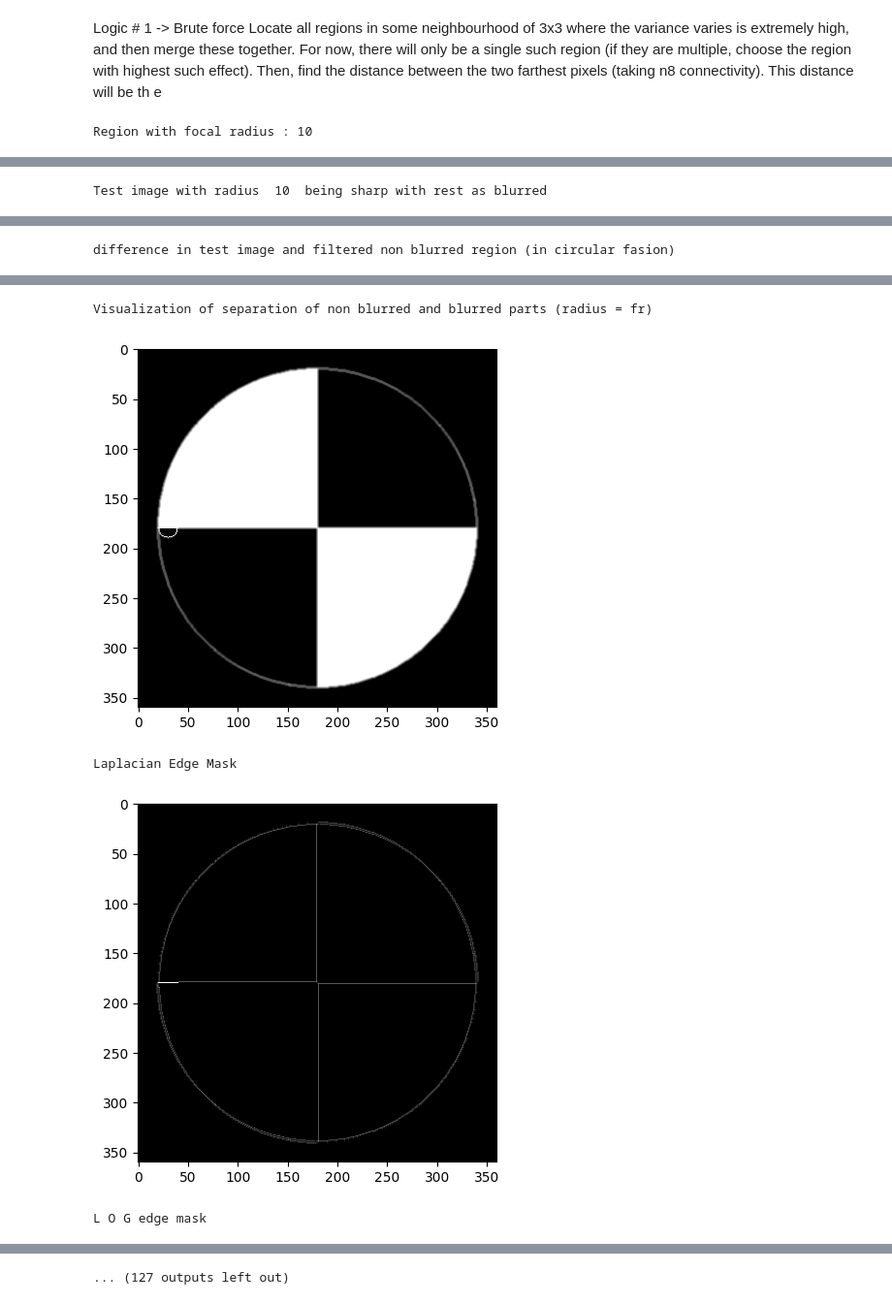
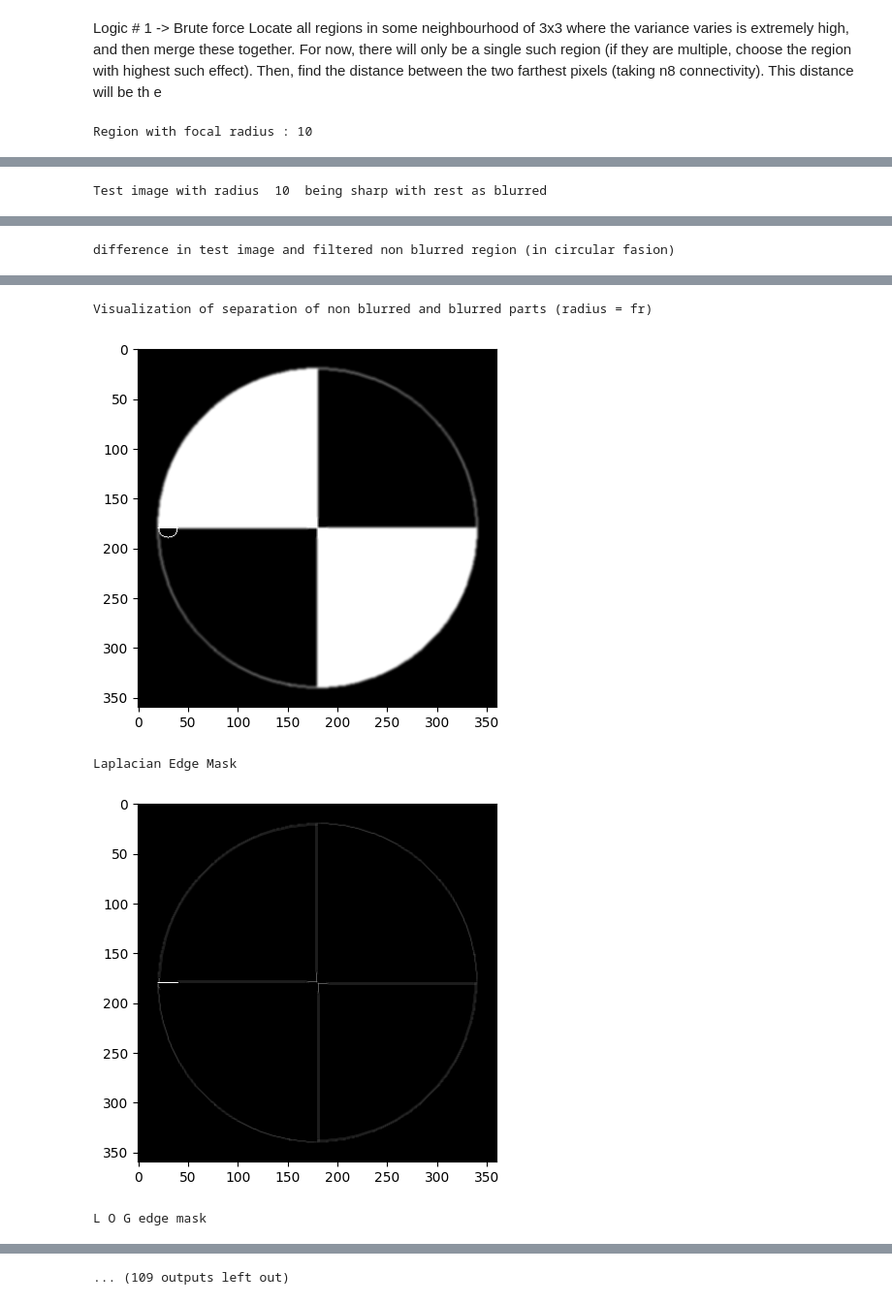
Before and after one commit to rtarun9/ComputerVision_ImageProcessing, a Jupyter notebook: camera_related_processing/focal_point_position_approximation.ipynb, the cells around one changed output, grey strips where cells are left out. Shown at 97% size. Drawn from its saved outputs; the diff is of its cells as text; code cells hidden in the pictures.

```diff
--- a/camera_related_processing/focal_point_position_approximation.ipynb
+++ b/camera_related_processing/focal_point_position_approximation.ipynb
@@ -70,11 +70,6 @@ for x in range(0, IMG_DIMS[0]//3):
         edge_mask[i+1,j+2]
         ,edge_mask[i+2,j+0],edge_mask[i+2,j+1],edge_mask[i+2,j+2]]))
 
-for i in range(0, IMG_DIMS[0]//3):
-    for j in range(0, IMG_DIMS[1]//3):
-        print(variances[i * IMG_DIMS[0]//3 + j], end=' ')
-    print('\n')
-
 variance_image = np.array(variances).reshape(IMG_DIMS[0]//3, IMG_DIMS[1]//3)
 plt.imshow(abs(variance_image), cmap='gray')
 # %% [output]
@@ -107,11 +85,11 @@ Locate all regions in some neighbourhood of 3x3 where the variance varies is ext
 This distance will be th e
 # %%
 focal_radiis = 10
-translations = [-150,-110,-50,0,50,110,150]
+translations = [-150,-50,0,110,150]
 for t  in translations:
     center = (CENTER[0]+t,CENTER[1])
-
     fr = 10
+    blurred_image = cv2.GaussianBlur(image, (3, 3), 10)
     mask = np.zeros(IMG_DIMS, dtype=np.uint8)
     non_blurred_region = cv2.circle(mask, center, 10, (255, 255, 255), -1)
     non_blurred_region = cv2.bitwise_and(non_blurred_region, original_image)
@@ -171,7 +149,7 @@ for t  in translations:
     # find contours
     absolute_diff_variance_map = abs(test_image_variances - variance_image)
     countours, b  = cv2.findContours(cv2.threshold(absolute_diff_variance_map, 255, 255, cv2.THRESH_BINARY)[1].astype(np.uint8), cv2.RETR_TREE, cv2.CHAIN_APPROX_SIMPLE)
-    for c in countours:
+    for c in    countours:
         print(c)
         # Find the center of all contours.
         #M = cv2.moments(c)
@@ -195,32 +173,32 @@ for t  in translations:
         print('Predicted translation of focal point : ', focal_point_position[0] -  CENTER[0], focal_point_position[1] - CENTER[1])
         print('Actual translation : ', t)
         #print(variances)
 
         print("Correction parameters")
 
         print('Angle of rotation : ')
         _x = x - CENTER[0]
         _y = y - CENTER[1]
         r = np.sqrt(_x*_x + _y*_y)
         print('Radius : ', r)
         sin_theta = (_y) / r
         angle = np.arcsin(sin_theta)
         print('Angle : ', angle)
 
 
 
 print('------------------------------------------------------\n\n\n\n\n\n\n\n\n\n\n\n')
 
 #print(original_variances)
 # %% [output]
 Region with focal radius : 10
 [figure]
 Test image with radius  10  being sharp with rest as blurred
 [figure]
 difference in test image and filtered non blurred region (in circular fasion)
 [figure]
 Visualization of separation of non blurred and blurred parts (radius = fr)
 [figure]
 Laplacian Edge Mask
-[figure, old version]
+[figure, new version]
 L O G edge mask
@@ -228 +206 @@ L O G edge mask
-... (127 outputs left out)
+... (109 outputs left out)
```
Also changed, not shown: parts of 2 cells of this notebook, 4 other files.
